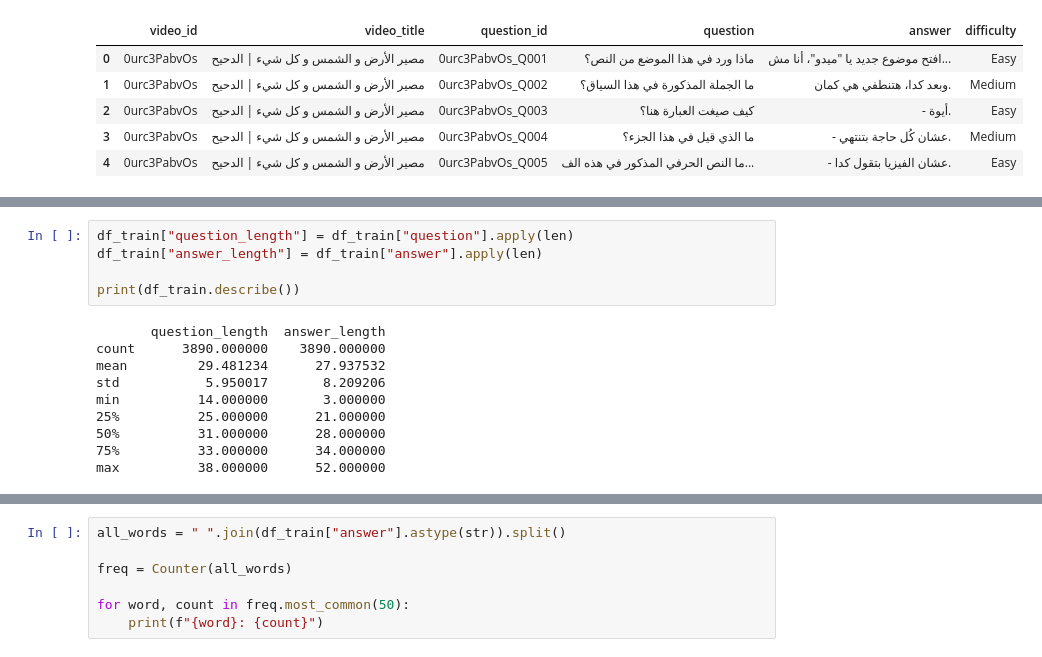
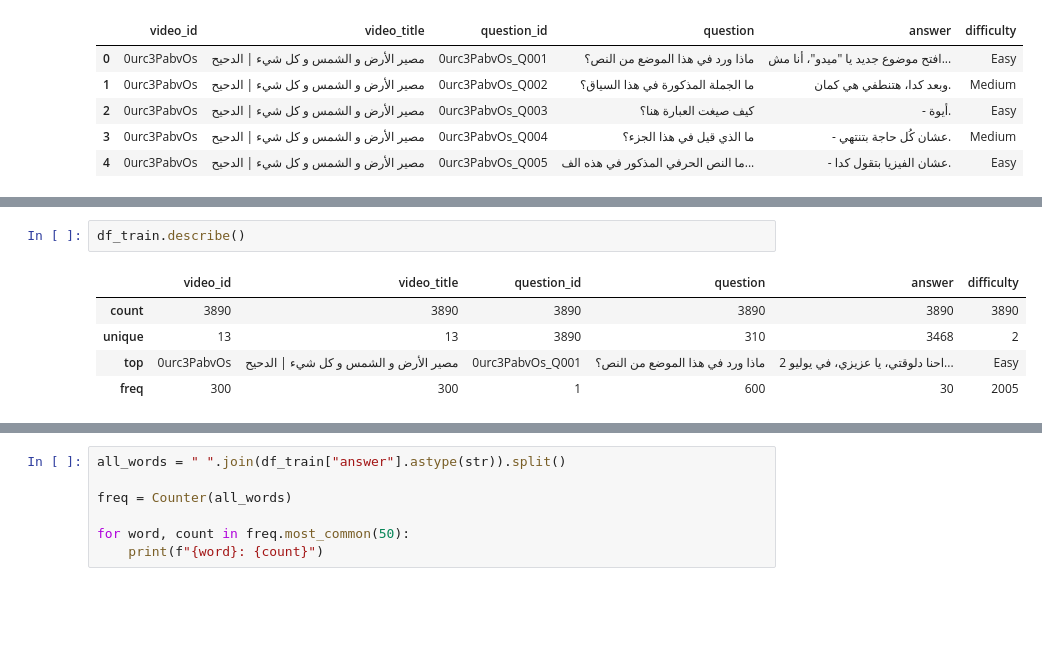
Before and after one commit to Raed108/NLP-Project, a Jupyter notebook: ms1_analysis.ipynb, the cells around one changed output, grey strips where cells are left out. Cells and saved outputs as stored; diff of their text form; blank space fills up the shorter version.

```diff
--- a/ms1_analysis.ipynb
+++ b/ms1_analysis.ipynb
@@ -77,15 +141,8 @@ df_train.head()
 # %%
-df_train["question_length"] = df_train["question"].apply(len)
-df_train["answer_length"] = df_train["answer"].apply(len)
-
-print(df_train.describe())
+df_train.describe()
 # %% [output]
-       question_length  answer_length
-count      3890.000000    3890.000000
-mean         29.481234      27.937532
-std           5.950017       8.209206
-min          14.000000       3.000000
-25%          25.000000      21.000000
-50%          31.000000      28.000000
-75%          33.000000      34.000000
-max          38.000000      52.000000
+|  | video_id | video_title | question_id | question | answer | difficulty |
+| count | 3890 | 3890 | 3890 | 3890 | 3890 | 3890 |
+| unique | 13 | 13 | 3890 | 310 | 3468 | 2 |
+| top | 0urc3PabvOs | مصير الأرض و الشمس و كل شيء | الدحيح | 0urc3PabvOs_Q001 | ماذا ورد في هذا الموضع من النص؟ | احنا دلوقتي، يا عزيزي، في يوليو 2... | Easy |
+| freq | 300 | 300 | 1 | 600 | 30 | 2005 |
```
Also changed, not shown: parts of 42 cells of this notebook.
